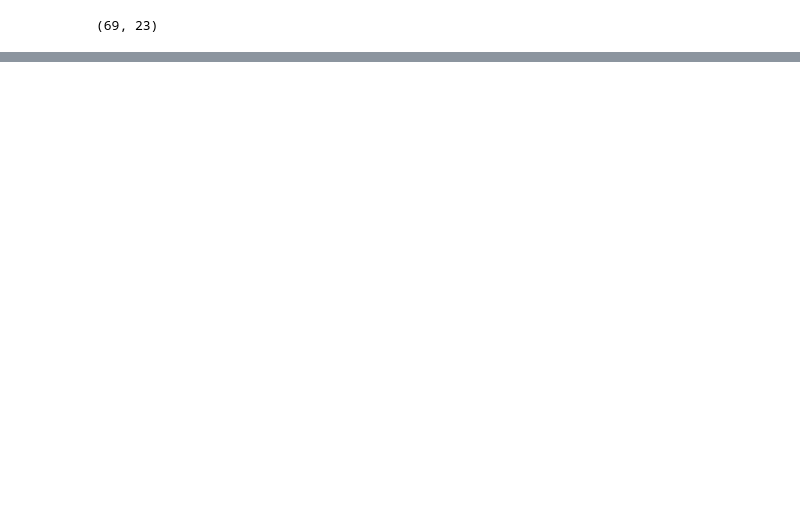
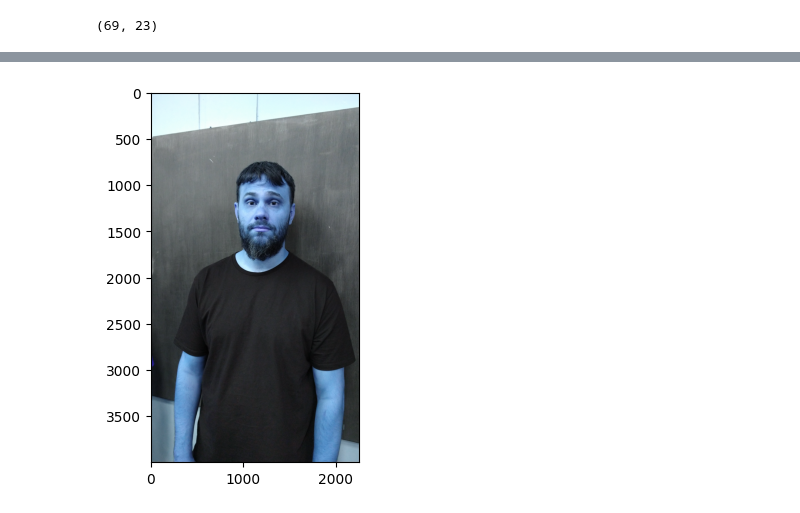
Before and after one commit to ephilipp84/NuestrasCaras, a Jupyter notebook: TPFINAL.ipynb, the cells around one changed output, grey strips where cells are left out. Saved outputs shown, nothing was run; the diff lists cells and outputs as text; code cells hidden in the pictures; blank space fills up the shorter version.

```diff
--- a/TPFINAL.ipynb
+++ b/TPFINAL.ipynb
@@ -528 +547,37 @@ Error medio cuadrático 0.02004959146012871 en testing
 Accuracy 0.6956521739130435 en testing
+# %%
+import os
+import cv2
+import face_recognition
+
+# Carpeta de entrada con las imágenes
+input_dir = '.\denico_input'
+
+# Carpeta de salida para guardar los rostros recortados
+output_dir = '.\denico_output'
+
+# Load the face detector
+face_cascade = cv2.CascadeClassifier(cv2.data.haarcascades + "haarcascade_frontalface_default.xml")
+
+# Process each image in the input directory
+for filename in os.listdir(input_dir):
+    # Load the input image
+    input_path = os.path.join(input_dir, filename)
+    img = cv2.imread(input_path)
+
+    plt.imshow(img)
+
+    # Detect faces in the image
+    face_locations = face_recognition.face_locations(img)
+
+    # Crop the face(s) and save the result
+    for (top, right, bottom, left) in face_locations:
+        face = img[top:bottom, left:right]
+        face = cv2.resize(face, (90, 90))
+        face = cv2.cvtColor(face, cv2.COLOR_BGR2GRAY) ##COLOR_RGB2GRAY probar
+
+        # Save the cropped face to the output directory
+        output_path = os.path.join(output_dir, f"{filename.split('.')[0]}_90.jpg")
+        cv2.imwrite(output_path, face)
+# %% [output]
+[figure, added]
```
Also changed, not shown: parts of 16 cells of this notebook.
